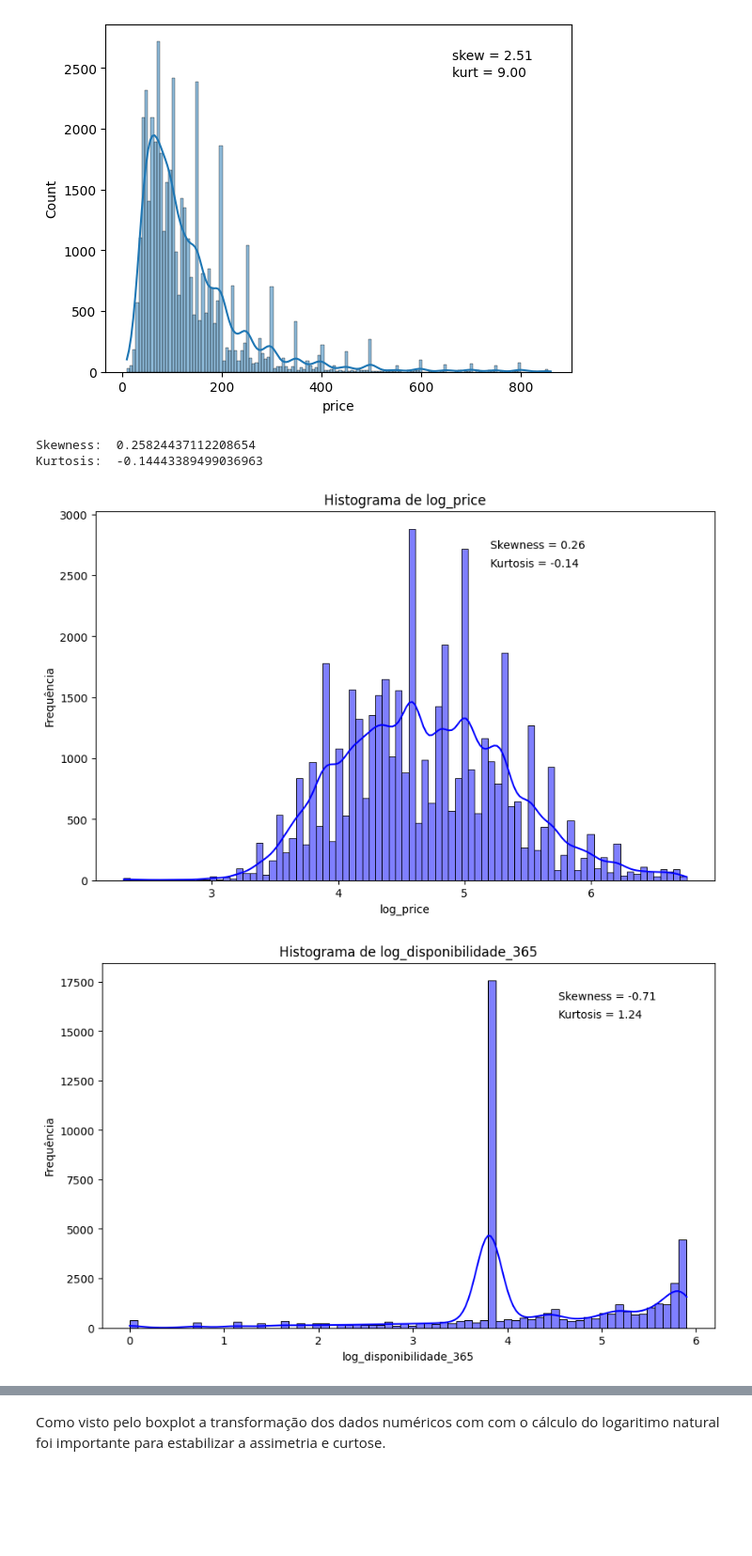
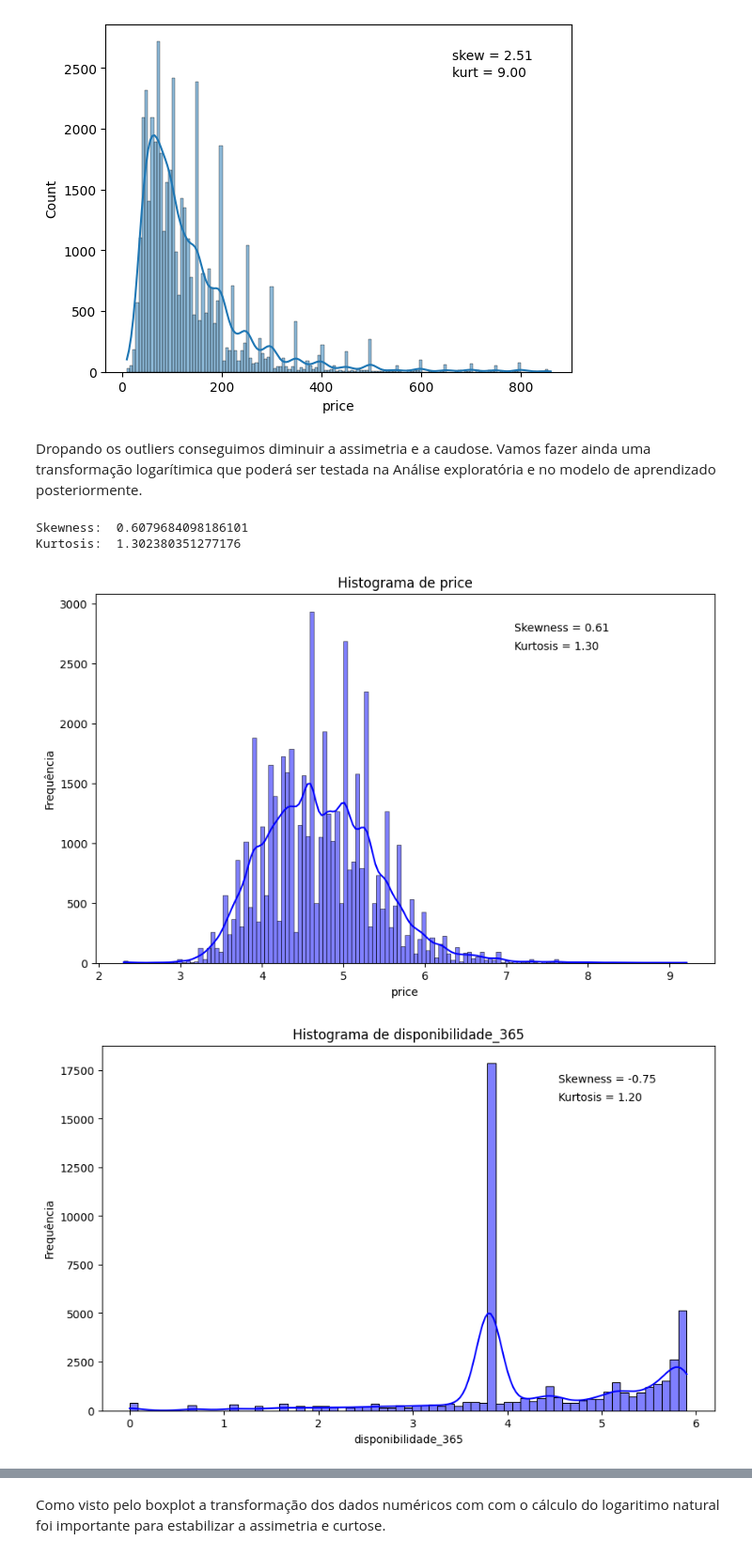
Before and after one commit to IanPerigoVianna/Lighthouse_DataScience, a Jupyter notebook: LH_CD_IAN_LUCAS_PERIGO_VIANNA.ipynb, the cells around one changed output, grey strips where cells are left out. Shown at 94% size. Cells and saved outputs as stored; diff of their text form; code cells hidden in the pictures; blank space fills up the shorter version.

```diff
--- a/LH_CD_IAN_LUCAS_PERIGO_VIANNA.ipynb
+++ b/LH_CD_IAN_LUCAS_PERIGO_VIANNA.ipynb
@@ -638,0 +609,5 @@ host_numericos.head()
+# %%
+
+#concatenar os dados categóricos e numéricos
+host_input = pd.concat([categoricos_input, host_numericos], axis=1)
+host_input.info()
@@ -691,11 +682,11 @@ fig, axes = plt.subplots(ncols=num_cols, nrows=2, figsize=(5*num_cols, 10))
 # Loop através das features e plotar boxplots
 for i, feature in enumerate(features_to_plot):
     # Boxplot Original
-    sns.boxplot(data=host_numericos, y=feature, palette="muted", ax=axes[0,i])
+    sns.boxplot(data=host_input, y=feature, palette="muted", ax=axes[0,i])
     axes[0,i].set_title(f"Original - {feature}")
 
     # Remover outliers usando drop_outliers_3std
-    df_without_outliers = drop_outliers_3std(host_numericos, field_name=feature)
+    df_without_outliers = drop_outliers_3std(host_input, field_name=feature)
 
     # Boxplot Sem Outliers
     sns.boxplot(data=df_without_outliers, y=feature, palette="muted", ax=axes[1,i])  # use i+num_cols para colocar o segundo boxplot na linha abaixo
@@ -745,4 +736,4 @@ def drop_outliers_3std_multi(df, columns):
 # Dropano os outliers das features que apresentaram mais outliers
 columns_to_drop_outliers = ['price', 'minimo_noites', 'numero_de_reviews', 'reviews_por_mes','calculado_host_listings_count', 'disponibilidade_365']
 
-df_without_outliers_multi = drop_outliers_3std_multi(host_numericos, columns=columns_to_drop_outliers)
+df_without_outliers_multi = drop_outliers_3std_multi(host_input, columns=columns_to_drop_outliers)
@@ -773,15 +784,17 @@ plt.text(0.77*max_x,0.85*max_y,f"kurt = {krt:0.2f}")
 # %% [output]
 Text(662.2, 2428.4925000000003, 'kurt = 9.00')
 [figure]
+# %% [markdown]
+Dropando os outliers conseguimos diminuir a assimetria e a caudose. Vamos fazer ainda uma transformação logarítimica que poderá ser testada na Análise exploratória e no modelo de aprendizado posteriormente.
 # %%
-logPrice = np.log(df_without_outliers_multi['price'])
+logPrice = np.log(host_input['price'])
 logPrice.skew()
 logPrice.kurt()
 print('Skewness: ', logPrice.skew())
 print('Kurtosis: ', logPrice.kurt())
 # %% [output]
-Skewness:  0.25824437112208654
-Kurtosis:  -0.14443389499036963
+Skewness:  0.6079684098186101
+Kurtosis:  1.302380351277176
 # %%
 # Lista das features para aplicar a transformação logarítmica
 features_to_log = ['price', 'minimo_noites', 'numero_de_reviews', 'reviews_por_mes','calculado_host_listings_count', 'disponibilidade_365']
@@ -792,31 +805,31 @@ df_log_transformed = pd.DataFrame()
 # Iterar sobre as features e aplicar a transformação logarítmica
 for feature in features_to_log:
     # Adicionar a feature transformada ao novo DataFrame
-    df_log_transformed[f'log_{feature}'] = np.log(df_without_outliers_multi[feature])
+    df_log_transformed[feature] = np.log(host_input[feature])
 # %%
 # Função para plotar histograma com informações de skewness e kurtosis
 def plot_hist_skew_kurt(df, col):
     skw = df[col].skew()
     krt = df[col].kurt()
     max_x = df[col].max()
 
     plt.figure(figsize=(10, 6))
     g = sns.histplot(df[col], kde=True, color='blue')
     max_y = g.get_ylim()[1]
 
     plt.text(0.77 * max_x, 0.9 * max_y, f"Skewness = {skw:0.2f}")
     plt.text(0.77 * max_x, 0.85 * max_y, f"Kurtosis = {krt:0.2f}")
 
     plt.title(f'Histograma de {col}')
     plt.xlabel(col)
     plt.ylabel('Frequência')
     plt.show()
 
 # Plotar histograma para 'log_price'
-plot_hist_skew_kurt(df_log_transformed, 'log_price')
+plot_hist_skew_kurt(df_log_transformed, 'price')
 
 # Plotar histograma para 'log_disponibilidade_365'
-plot_hist_skew_kurt(df_log_transformed, 'log_disponibilidade_365')
+plot_hist_skew_kurt(df_log_transformed, 'disponibilidade_365')
 # %% [output]
-[figure, old version]
+[figure, new version]
-[figure, old version]
+[figure, new version]
```
Also changed, not shown: parts of 58 cells of this notebook, 2 other files.
